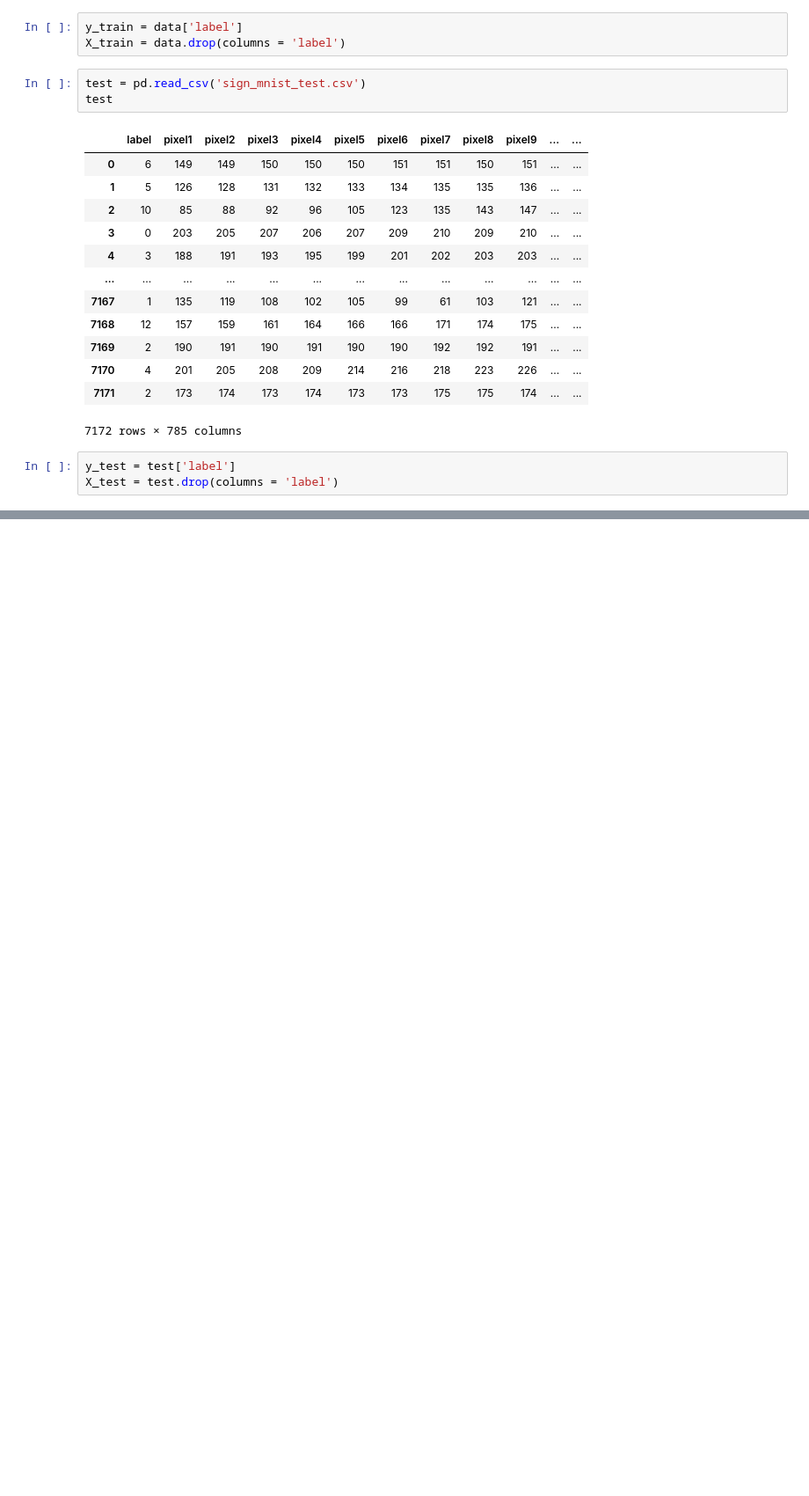
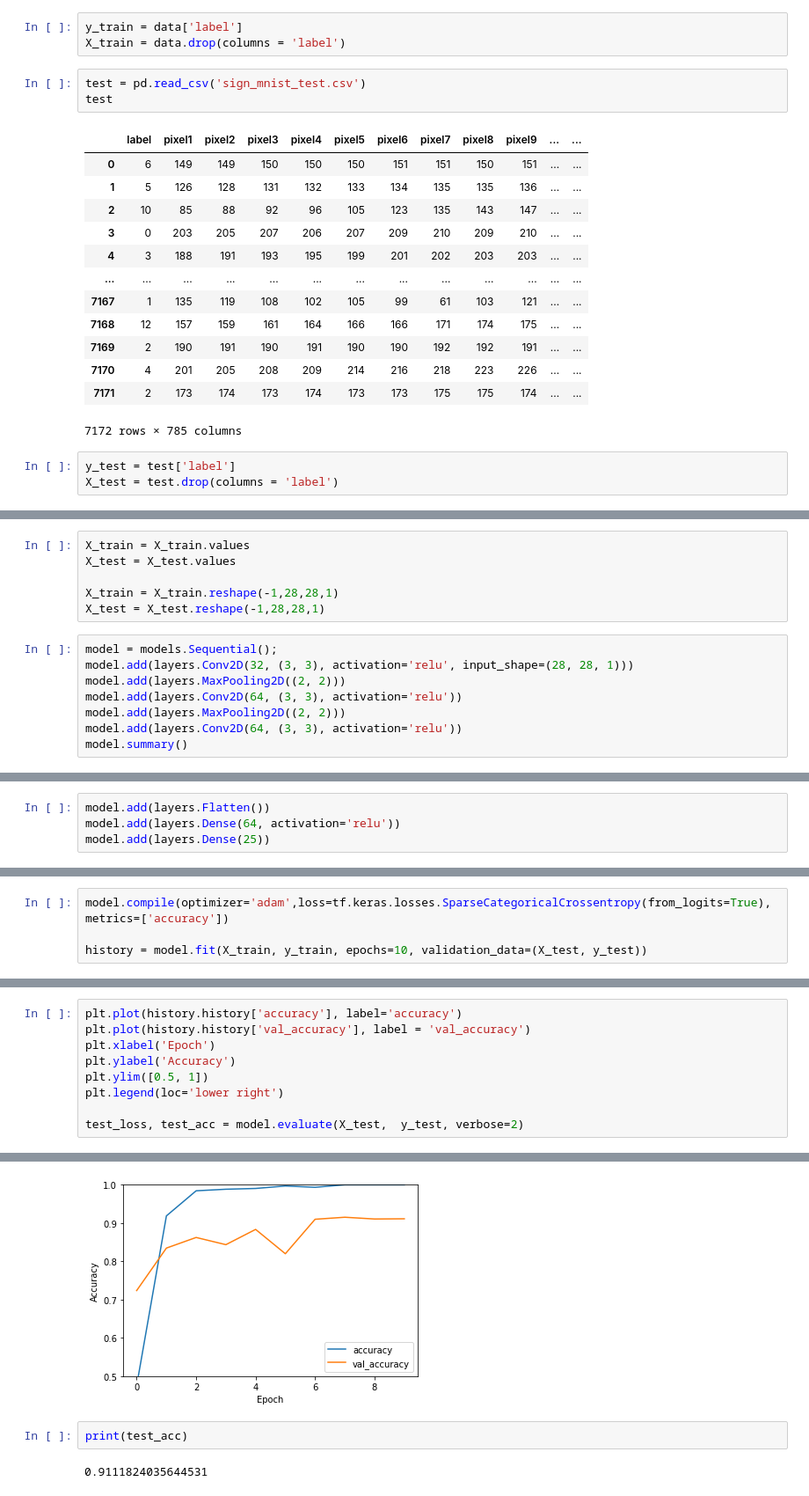
Before and after one commit to brip/ASL-hand-gesture-classificaiton, a Jupyter notebook: CNN_Model.ipynb, the cells around one changed output, grey strips where cells are left out. Shown at 88% size. Cells and saved outputs as stored; diff of their text form; blank space fills up the shorter version.

```diff
--- a/CNN_Model.ipynb
+++ b/CNN_Model.ipynb
@@ -56,0 +58,14 @@ AlreadyExistsError: Another metric with the same name already exists.
+# %%
+X_train = X_train.values
+X_test = X_test.values
+
+X_train = X_train.reshape(-1,28,28,1)
+X_test = X_test.reshape(-1,28,28,1)
+# %%
+model = models.Sequential();
+model.add(layers.Conv2D(32, (3, 3), activation='relu', input_shape=(28, 28, 1)))
+model.add(layers.MaxPooling2D((2, 2)))
+model.add(layers.Conv2D(64, (3, 3), activation='relu'))
+model.add(layers.MaxPooling2D((2, 2)))
+model.add(layers.Conv2D(64, (3, 3), activation='relu'))
+model.summary()
@@ -56,0 +91,4 @@ AlreadyExistsError: Another metric with the same name already exists.
+# %%
+model.add(layers.Flatten())
+model.add(layers.Dense(64, activation='relu'))
+model.add(layers.Dense(25))
@@ -56,0 +115,4 @@ AlreadyExistsError: Another metric with the same name already exists.
+# %%
+model.compile(optimizer='adam',loss=tf.keras.losses.SparseCategoricalCrossentropy(from_logits=True), metrics=['accuracy'])
+
+history = model.fit(X_train, y_train, epochs=10, validation_data=(X_test, y_test))
@@ -56,0 +140,10 @@ AlreadyExistsError: Another metric with the same name already exists.
+# %%
+plt.plot(history.history['accuracy'], label='accuracy')
+plt.plot(history.history['val_accuracy'], label = 'val_accuracy')
+plt.xlabel('Epoch')
+plt.ylabel('Accuracy')
+plt.ylim([0.5, 1])
+plt.legend(loc='lower right')
+
+test_loss, test_acc = model.evaluate(X_test,  y_test, verbose=2)
+# %% [output]
@@ -56,0 +151,5 @@ AlreadyExistsError: Another metric with the same name already exists.
+[figure, added]
+# %%
+print(test_acc)
+# %% [output]
+0.9111824035644531
```
Also changed, not shown: parts of 6 cells of this notebook, 1 other file.
